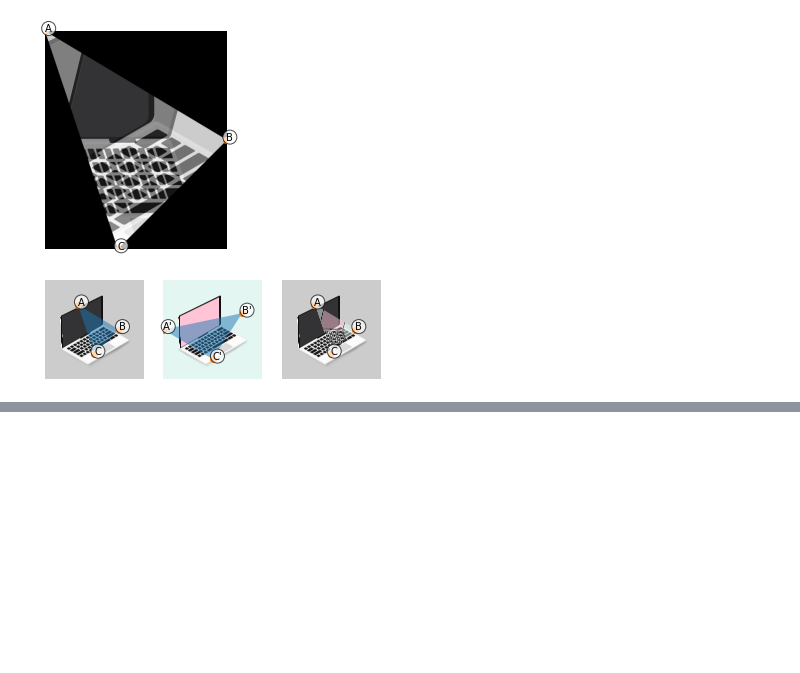
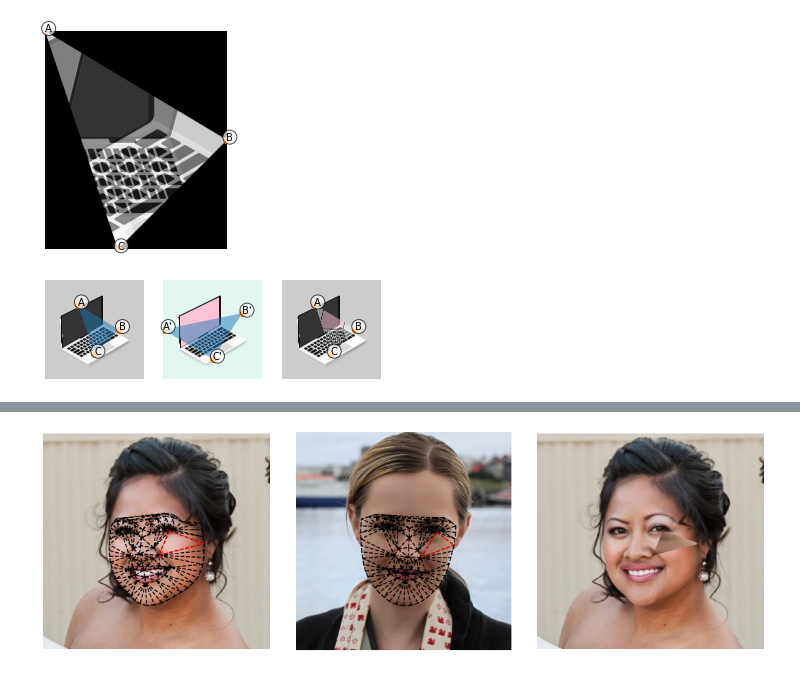
Before and after one commit to waczjoan/Face-Morph, a Jupyter notebook: AffinieTransformation/affine transformation.ipynb, the cells around one changed output, grey strips where cells are left out. Cells and saved outputs as stored; diff of their text form; code cells hidden in the pictures; blank space fills up the shorter version.

Commit message:
add information about AffinieTransformations

```diff
--- a/AffinieTransformation/affine transformation.ipynb
+++ b/AffinieTransformation/affine transformation.ipynb
@@ -255,0 +291,37 @@ plot_triangle_with_labels(concatenated_img, src_triangle, src_anotation_label, f
+# %%
+# let's choose two images
+first_example_img = '7062399801_2' # first image is a base
+second_example_img =  '7797532000_0' # second image presents person which will be transform into first person
+# %%
+img1 = images[first_example_img]['img']
+img2 = images[second_example_img]['img']
+
+# Let's chose example triangle [29,  80,  63] (it is a chin triangle)
+src_triangle = images[first_example_img]['landmarks']()[[29,  80,  63]]
+dst_triangle = images[second_example_img]['landmarks']()[[29,  80,  63]]
+# %%
+# transform [29,  80,  63] triangle from img2 to img1 with alpha = 1
+concatenated_img, warpImage_dest_to_src = transform_triangle(img1, img2, img1.copy(), src_triangle, dst_triangle, alpha = 1)
+# %%
+def plot_triplot_ax(example_img, ax, symmetrical_traingles, red_triangle = False):
+    plot_img(images[example_img]['img'], ax = ax)
+    landmarks = images[example_img]['landmarks']()
+    plot_landmarks_triplot(landmarks, symmetrical_traingles, without_img = False, ax = ax)
+
+    if red_triangle is not False:
+        ax.triplot(landmarks[:,0],
+                   landmarks[:,1] * ((-1) ** False), np.array([red_triangle]),
+                                          '--', color = 'red')
+    plt.tight_layout()
+# %%
+# see results!
+
+f, ax = plt.subplots(1,3, figsize=(15,5))
+
+plot_triplot_ax(first_example_img, ax[0], symmetrical_traingles, red_triangle = [29,  80,  63])
+plot_triplot_ax(second_example_img, ax[1], symmetrical_traingles, red_triangle = [29,  80,  63])
+
+# plot first image with the 2nd image person's chin
+plot_img(concatenated_img, ax = ax[2])
+# %% [output]
+[figure, added]
```
Also changed, not shown: parts of 15 cells of this notebook.
